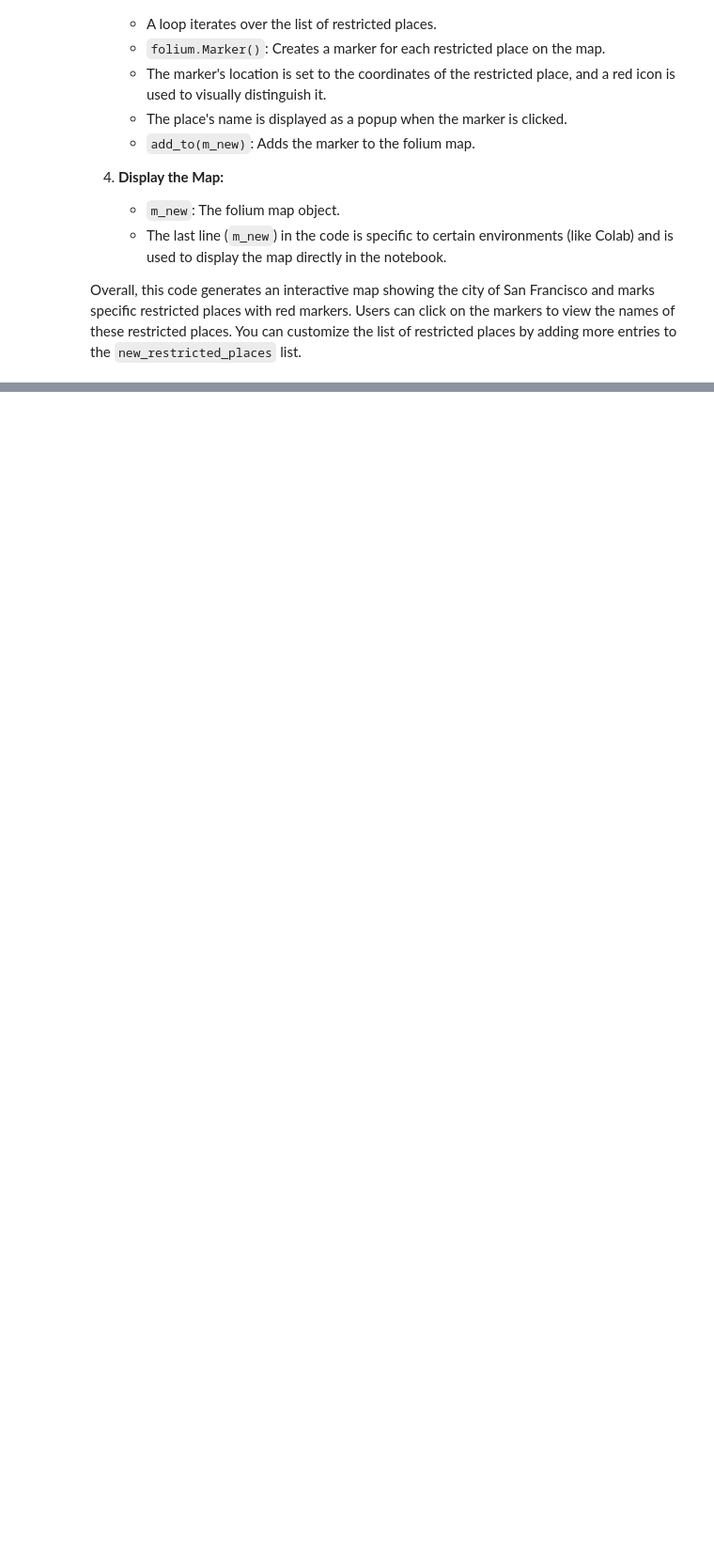
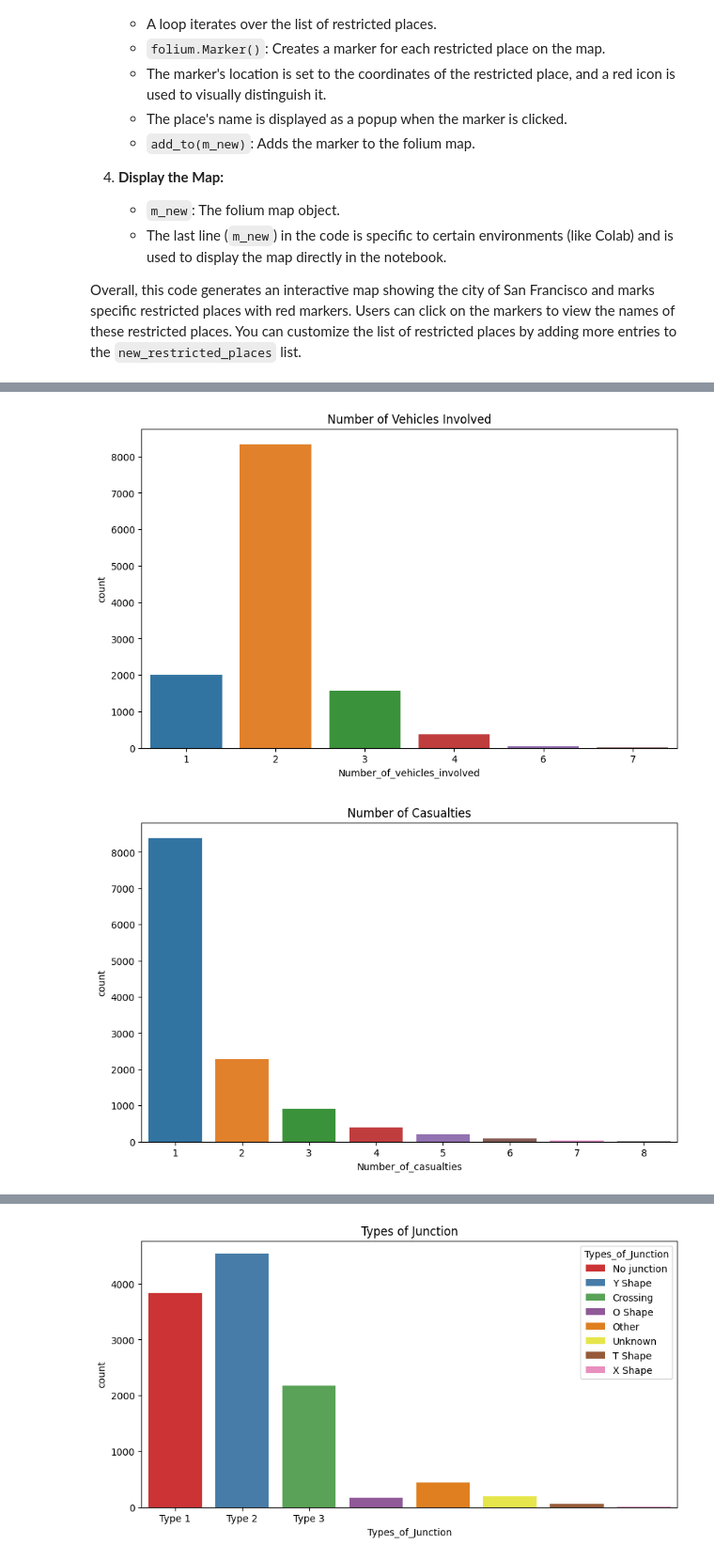
Before and after one commit to Subashini004/Bicycle_Lane_Distribution, a Jupyter notebook: Bicycle_Lane_Distribution.ipynb, the cells around one changed output, grey strips where cells are left out. Shown at 94% size. Saved outputs shown, nothing was run; the diff lists cells and outputs as text; code cells hidden in the pictures; blank space fills up the shorter version.

```diff
--- a/Bicycle_Lane_Distribution.ipynb
+++ b/Bicycle_Lane_Distribution.ipynb
@@ -423,0 +257,67 @@ FileNotFoundError: [Errno 2] No such file or directory: '/content/drive/MyDrive/
+# %%
+import pandas as pd
+import matplotlib.pyplot as plt
+import seaborn as sns
+
+# Load your dataset
+data = pd.read_csv('/content/RTA Dataset.csv.zip')
+
+# Define mapping for categorical variables
+junction_mapping = {1: 'Type 1', 2: 'Type 2', 3: 'Type 3'}  # Replace with actual values
+work_mapping = {1: 'Work 1', 2: 'Work 2', 3: 'Work 3'}  # Replace with actual values
+pedestrian_mapping = {1: 'Pedestrian 1', 2: 'Pedestrian 2', 3: 'Pedestrian 3'}  # Replace with actual values
+
+# Countplot for 'Number_of_vehicles_involved'
+plt.figure(figsize=(10, 6))
+sns.countplot(data=data, x='Number_of_vehicles_involved')
+plt.title('Number of Vehicles Involved')
+plt.show()
+
+# Countplot for 'Number_of_casualties'
+plt.figure(figsize=(10, 6))
+sns.countplot(data=data, x='Number_of_casualties')
+plt.title('Number of Casualties')
+plt.show()
+
+# Countplot for 'Service_year_of_vehicle'
+plt.figure(figsize=(16, 10))
+sns.countplot(data=data, x='Service_year_of_vehicle')
+plt.title('Service Year of Vehicle')
+plt.show()
+
+# Countplot for 'Types_of_Junction' with mapping
+plt.figure(figsize=(10, 5))
+sns.countplot(data=data, x='Types_of_Junction', hue='Types_of_Junction', palette='Set1', dodge=False)
+plt.title('Types of Junction')
+plt.xticks(ticks=[0, 1, 2], labels=['Type 1', 'Type 2', 'Type 3'])
+plt.show()
+
+# Countplot for 'Work_of_casuality' with mapping
+plt.figure(figsize=(10, 7))
+sns.countplot(data=data, x='Work_of_casuality', hue='Work_of_casuality', palette='Set1', dodge=False)
+plt.title('Work of Casualty')
+plt.xticks(ticks=[0, 1, 2], labels=['Work 1', 'Work 2', 'Work 3'])
+plt.show()
+
+# Countplot for 'Pedestrian_movement' with mapping
+plt.figure(figsize=(10, 8))
+sns.countplot(data=data, x='Pedestrian_movement', hue='Pedestrian_movement', palette='Set1', dodge=False)
+plt.title('Pedestrian Movement')
+plt.xticks(ticks=[0, 1, 2], labels=['Pedestrian 1', 'Pedestrian 2', 'Pedestrian 3'])
+plt.show()
+
+# Pair plot for numerical columns
+numerical_columns = ['Number_of_vehicles_involved', 'Number_of_casualties']
+sns.pairplot(data[numerical_columns])
+plt.suptitle('Pair Plot of Numerical Columns', y=1.02)
+plt.show()
+
+# Correlation heatmap for numerical columns
+correlation_matrix = data[numerical_columns].corr()
+plt.figure(figsize=(8, 6))
+sns.heatmap(correlation_matrix, annot=True, cmap='coolwarm', fmt=".2f")
+plt.title('Correlation Heatmap')
+plt.show()
+# %% [output]
+[figure, added]
+[figure, added]
@@ -423,0 +325 @@ FileNotFoundError: [Errno 2] No such file or directory: '/content/drive/MyDrive/
+[figure, added]
```
Also changed, not shown: parts of 7 cells of this notebook.
